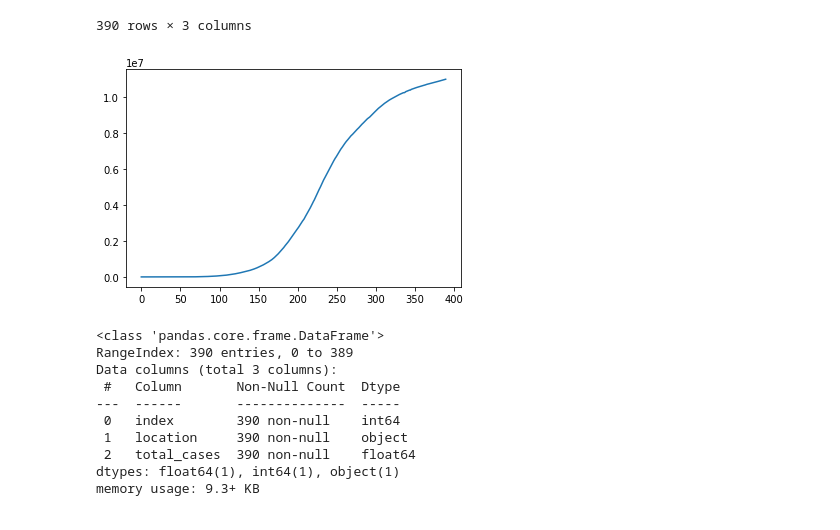
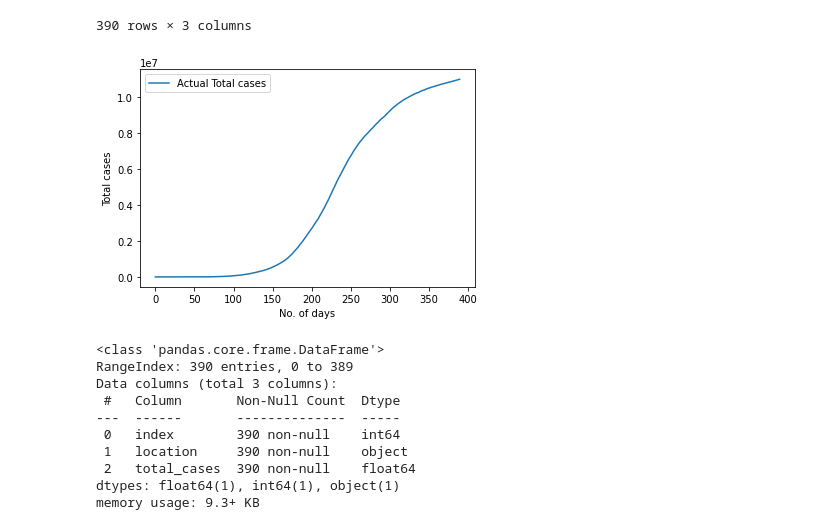
Before and after one commit to Indranil-Sarmah/Prediction-Model-for-Total-imminent-Coronavirus-cases-in-India, a Jupyter notebook: Using_polynomial_regression_for_predicting_the_Total_imminent_Coronavirus_cases_in_India.ipynb, the cells around one changed output. Saved outputs shown, nothing was run; the diff lists cells and outputs as text; code cells hidden in the pictures.

```diff
--- a/Using_polynomial_regression_for_predicting_the_Total_imminent_Coronavirus_cases_in_India.ipynb
+++ b/Using_polynomial_regression_for_predicting_the_Total_imminent_Coronavirus_cases_in_India.ipynb
@@ -106,11 +106,14 @@ df
 390 rows × 3 columns
 # %%
 import matplotlib.pyplot as plt
-# %%
-plt.plot(df["total_cases"])
-plt.show()
-# %% [output]
-[figure, removed]
+# %%
+plt.plot(df["total_cases"],label = "Actual Total cases")
+plt.xlabel("No. of days")
+plt.ylabel("Total cases")
+plt.legend()
+plt.show()
+# %% [output]
+[figure, added]
 # %%
 df.info()
 # %% [output]
```
Also changed, not shown: parts of 2 cells of this notebook.
